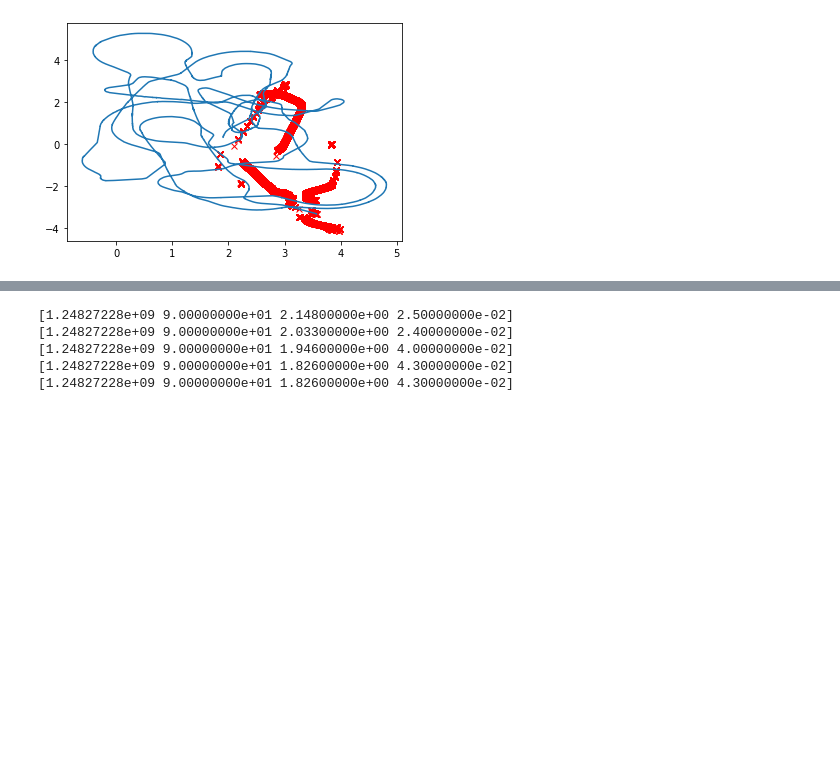
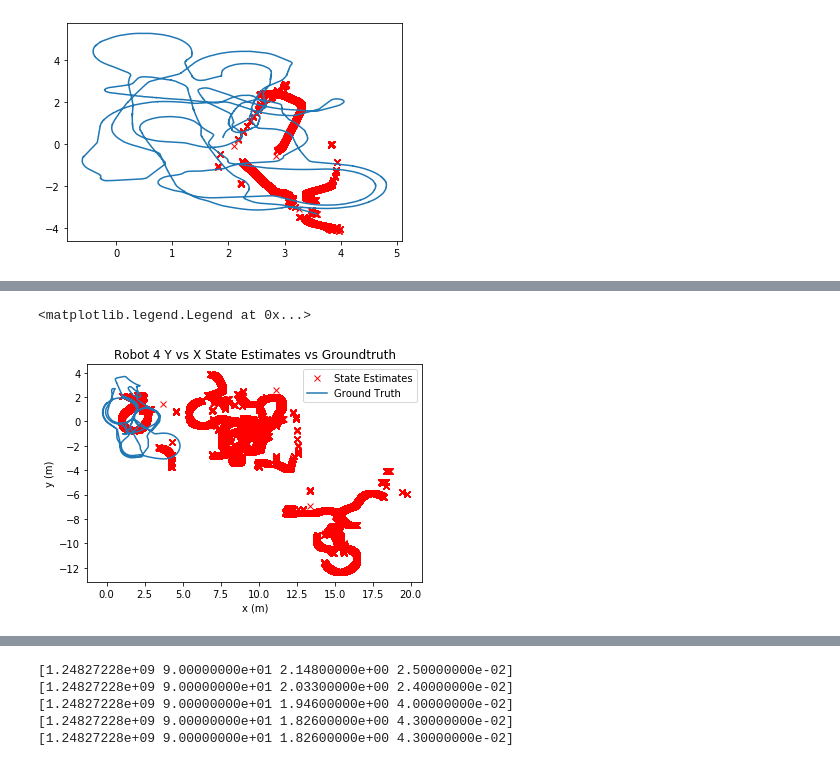
Before and after one commit to clylau/E205_Final_Project, a Jupyter notebook: Final_Project_Code.ipynb, the cells around one changed output, grey strips where cells are left out. Cells and saved outputs as stored; diff of their text form; code cells hidden in the pictures; blank space fills up the shorter version.

```diff
--- a/Final_Project_Code.ipynb
+++ b/Final_Project_Code.ipynb
@@ -568,0 +594,10 @@ plt.plot(robot2_gt_x, robot2_gt_y)
+# %%
+plt.plot(states[3][0], states[3][1], "rx")
+plt.plot(robot4_gt_x, robot4_gt_y)
+plt.title("Robot 4 Y vs X State Estimates vs Groundtruth")
+plt.xlabel("x (m)")
+plt.ylabel("y (m)")
+plt.legend(["State Estimates", "Ground Truth"])
+# %% [output]
+<matplotlib.legend.Legend at 0x...>
+[figure, added]
```
Also changed, not shown: parts of 9 cells of this notebook.
